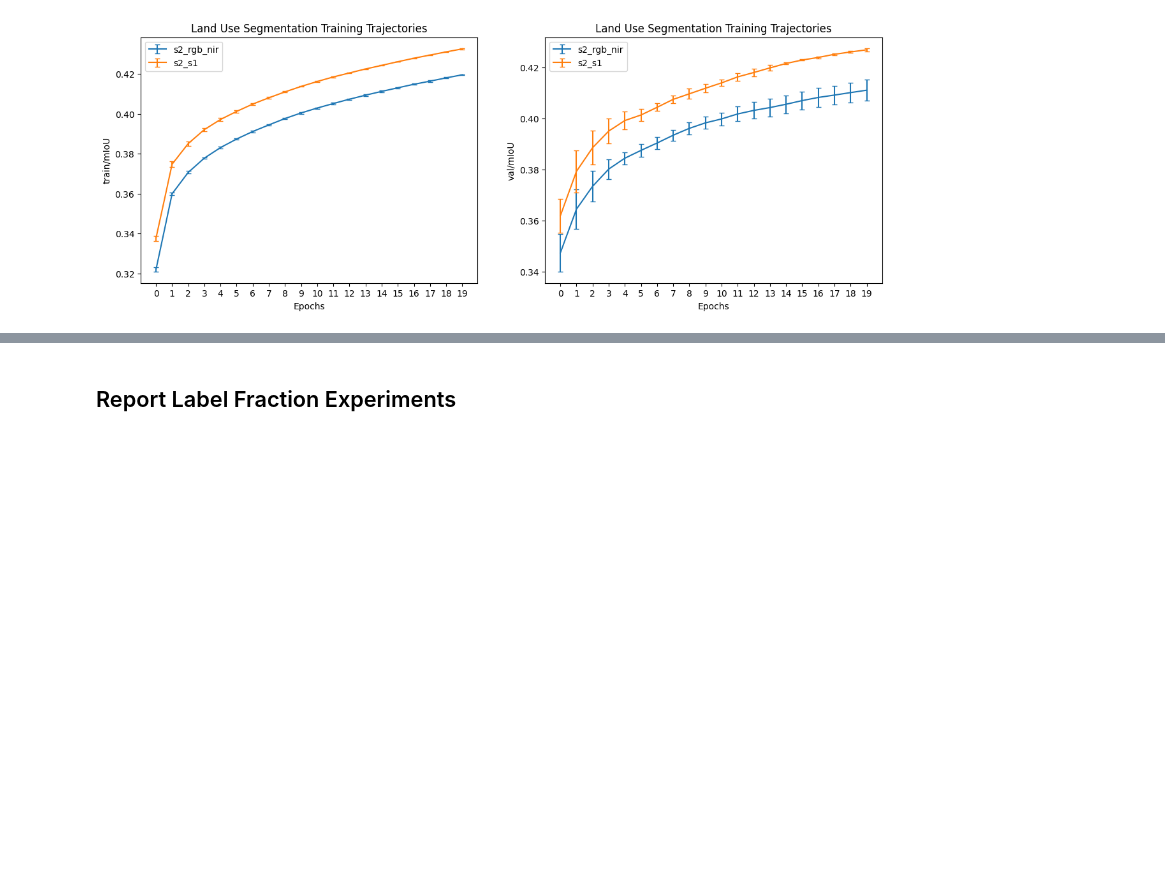
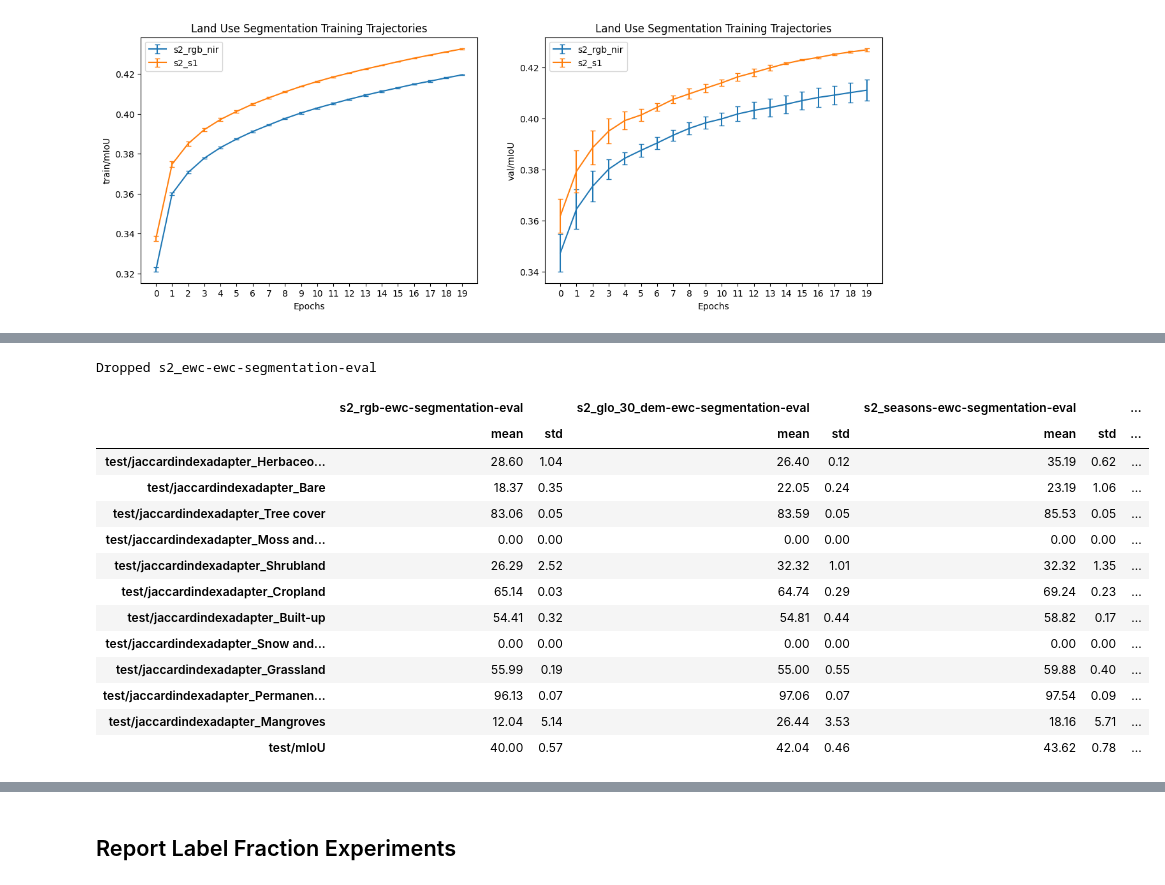
Before and after one commit to AlexanderLontke/ssl-ddpm-rs, a Jupyter notebook: notebooks/reports/EWC-Segmentation-Downstream-Task.ipynb, the cells around one changed output, grey strips where cells are left out. Cells and saved outputs as stored; diff of their text form; code cells hidden in the pictures; blank space fills up the shorter version.

```diff
--- a/notebooks/reports/EWC-Segmentation-Downstream-Task.ipynb
+++ b/notebooks/reports/EWC-Segmentation-Downstream-Task.ipynb
@@ -131,0 +148,41 @@ index = pd.MultiIndex.from_product([MODALITY_NAMES, ["mean", "std"]])
+# %%
+test_run_histories_ordered_by_modality = order_run_histories_by_run_names(test_run_histories, EVAL_RUN_NAMES)
+# %%
+for k in [k for k,v in test_run_histories_ordered_by_modality.items() if len(v.keys()) == 0]:
+    print("Dropped", k)
+    test_run_histories_ordered_by_modality.pop(k)
+# %% [output]
+Dropped s2_ewc-ewc-segmentation-eval
+# %%
+class_metrics = [
+    'test/jaccardindexadapter_Herbaceous wetland',
+     'test/jaccardindexadapter_Bare',
+     'test/jaccardindexadapter_Tree cover',
+     'test/jaccardindexadapter_Moss and lichen',
+     'test/jaccardindexadapter_Shrubland',
+     'test/jaccardindexadapter_Cropland',
+     'test/jaccardindexadapter_Built-up',
+     'test/jaccardindexadapter_Snow and Ice',
+     'test/jaccardindexadapter_Grassland',
+     'test/jaccardindexadapter_Permanenet water bodies',
+     'test/jaccardindexadapter_Mangroves'
+]
+# %%
+metrics_of_interest = class_metrics + ["test/mIoU"]
+test_modality_aggregates = {
+    modality_name: aggregate_run_histories(metrics_of_interest=metrics_of_interest, run_histories=modal_run_histories)
+    for modality_name, modal_run_histories in test_run_histories_ordered_by_modality.items()
+}
+# %%
+def aggregates_to_table(run_aggregates: Dict[str, Dict[str, Dict[str, float]]], value_index: int, value_multiplier: float = 1.0) -> pd.DataFrame:
+    dict_form = {}
+    for run_name, metrics_dict in run_aggregates.items():
+        for metric_name, aggregates_dict in metrics_dict.items():
+            for aggregate_name, value in aggregates_dict.items():
+                # Format values
+                value = value[value_index] * value_multiplier
+                if (run_name, aggregate_name) in dict_form.keys():
+                    dict_form[(run_name, aggregate_name)][metric_name] = value
+                else:
+                    dict_form[(run_name, aggregate_name)] = {metric_name: value}
+    return pd.DataFrame(dict_form)
@@ -131,0 +205,25 @@ index = pd.MultiIndex.from_product([MODALITY_NAMES, ["mean", "std"]])
+# %%
+# Reformat data to fit table format
+metrics_table = aggregates_to_table(test_modality_aggregates, 0, value_multiplier=100)
+metrics_table.style.highlight_max(
+    subset=(idx[:], idx[:, "mean"]),
+    axis=1,
+    color="green",
+).format(
+    precision=2
+)
+# %% [output]
+|  | s2_rgb-ewc-segmentation-eval |  | s2_glo_30_dem-ewc-segmentation-eval |  | s2_seasons-ewc-segmentation-eval |  | ... |
+|  | mean | std | mean | std | mean | std | ... |
+| test/jaccardindexadapter_Herbaceo... | 28.60 | 1.04 | 26.40 | 0.12 | 35.19 | 0.62 | ... |
+| test/jaccardindexadapter_Bare | 18.37 | 0.35 | 22.05 | 0.24 | 23.19 | 1.06 | ... |
+| test/jaccardindexadapter_Tree cover | 83.06 | 0.05 | 83.59 | 0.05 | 85.53 | 0.05 | ... |
+| test/jaccardindexadapter_Moss and... | 0.00 | 0.00 | 0.00 | 0.00 | 0.00 | 0.00 | ... |
+| test/jaccardindexadapter_Shrubland | 26.29 | 2.52 | 32.32 | 1.01 | 32.32 | 1.35 | ... |
+| test/jaccardindexadapter_Cropland | 65.14 | 0.03 | 64.74 | 0.29 | 69.24 | 0.23 | ... |
+| test/jaccardindexadapter_Built-up | 54.41 | 0.32 | 54.81 | 0.44 | 58.82 | 0.17 | ... |
+| test/jaccardindexadapter_Snow and... | 0.00 | 0.00 | 0.00 | 0.00 | 0.00 | 0.00 | ... |
+| test/jaccardindexadapter_Grassland | 55.99 | 0.19 | 55.00 | 0.55 | 59.88 | 0.40 | ... |
+| test/jaccardindexadapter_Permanen... | 96.13 | 0.07 | 97.06 | 0.07 | 97.54 | 0.09 | ... |
+| test/jaccardindexadapter_Mangroves | 12.04 | 5.14 | 26.44 | 3.53 | 18.16 | 5.71 | ... |
+| test/mIoU | 40.00 | 0.57 | 42.04 | 0.46 | 43.62 | 0.78 | ... |
```
Also changed, not shown: parts of 14 cells of this notebook.
